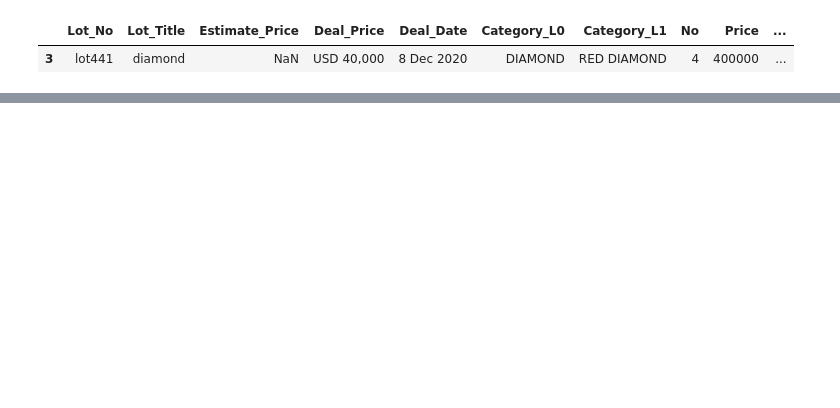
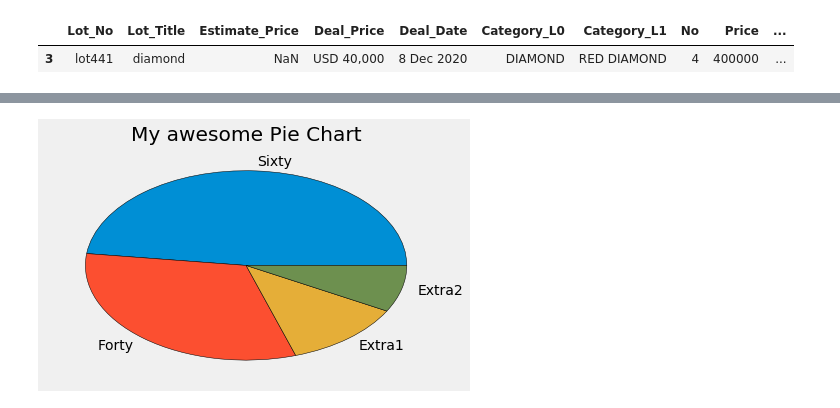
Before and after one commit to javawillch/spider_auction, a Jupyter notebook: data visualization with python.ipynb, the cells around one changed output, grey strips where cells are left out. Drawn from its saved outputs; the diff is of its cells as text; code cells hidden in the pictures; blank space fills up the shorter version.

Commit message:
pie chart

```diff
--- a/data visualization with python.ipynb
+++ b/data visualization with python.ipynb
@@ -92,0 +93,14 @@ plt.show()
+# %%
+plt.style.use("fivethirtyeight")
+
+slices = [120, 80, 30, 20]
+labels = ['Sixty', 'Forty', 'Extra1', 'Extra2']
+colors = ['blue', 'red', 'yellow', 'green']
+plt.pie(slices, labels=labels, wedgeprops={'edgecolor': 'black'})
+
+
+plt.title("My awesome Pie Chart")
+plt.tight_layout()
+plt.show()
+# %% [output]
+[figure, added]
```
Also changed, not shown: parts of 6 cells of this notebook.
